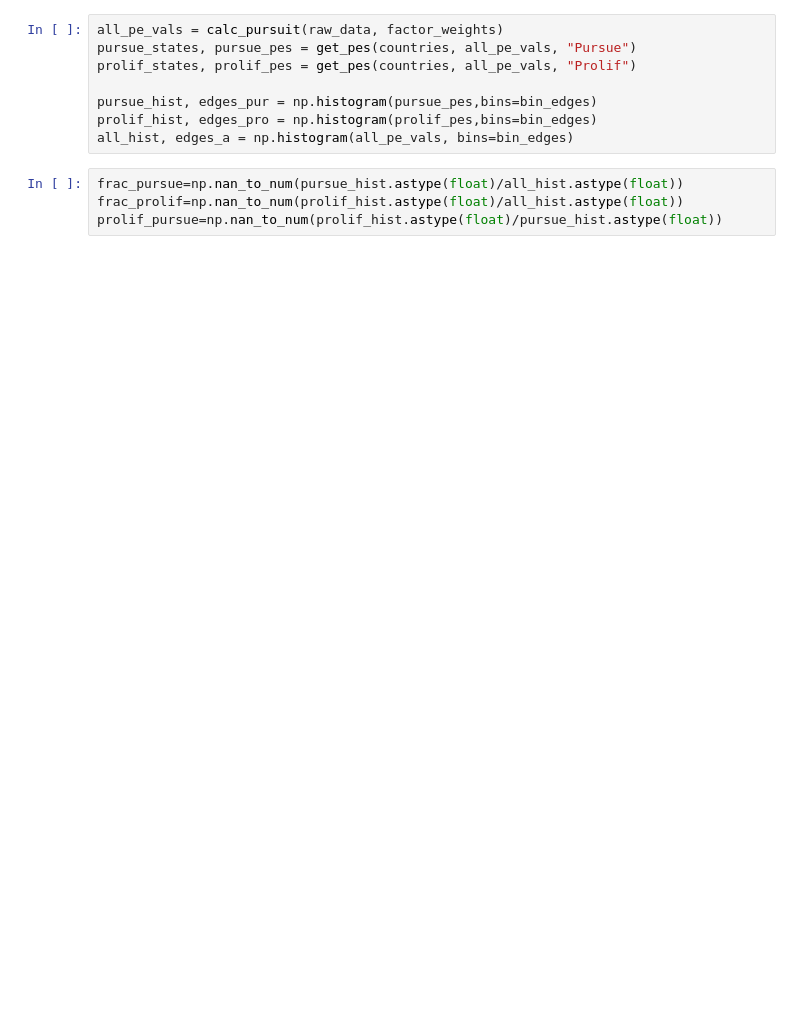
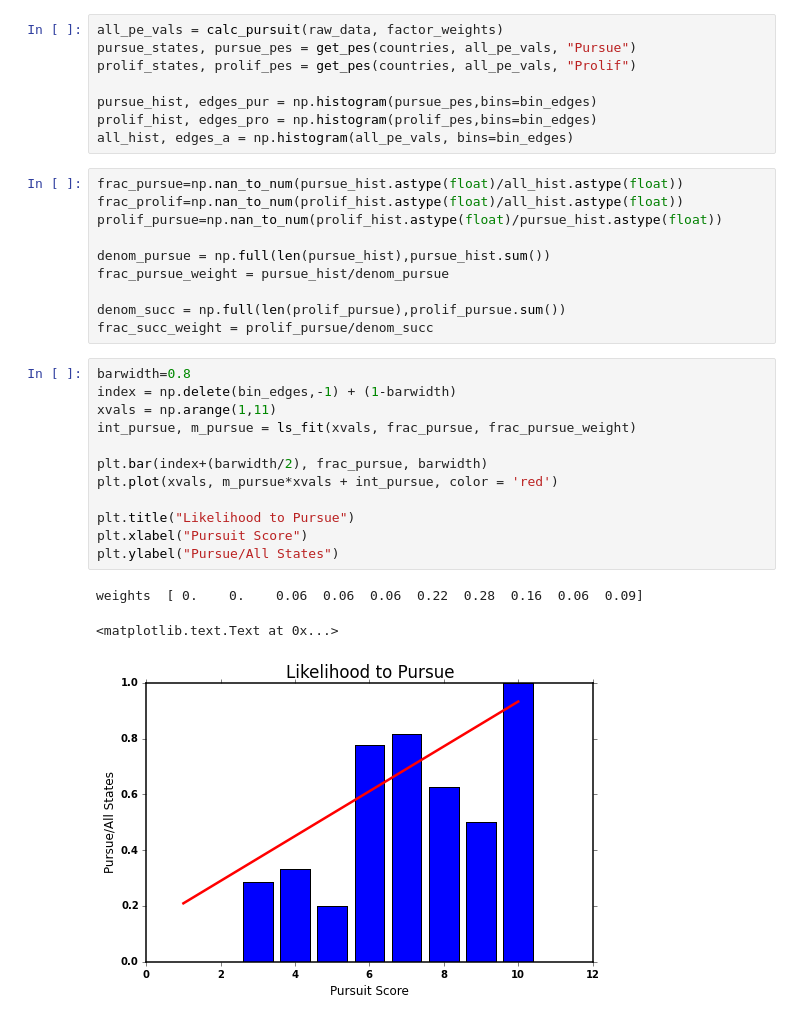
Before and after one commit to CNERG/historical_prolif, a Jupyter notebook: Historical_benchmark.ipynb, the cells around one changed output. Cells and saved outputs as stored; diff of their text form; blank space fills up the shorter version.

```diff
--- a/Historical_benchmark.ipynb
+++ b/Historical_benchmark.ipynb
@@ -75,5 +82,27 @@ all_hist, edges_a = np.histogram(all_pe_vals, bins=bin_edges)
 frac_pursue=np.nan_to_num(pursue_hist.astype(float)/all_hist.astype(float))
 frac_prolif=np.nan_to_num(prolif_hist.astype(float)/all_hist.astype(float))
 prolif_pursue=np.nan_to_num(prolif_hist.astype(float)/pursue_hist.astype(float))
+
+denom_pursue = np.full(len(pursue_hist),pursue_hist.sum())
+frac_pursue_weight = pursue_hist/denom_pursue
+
+denom_succ = np.full(len(prolif_pursue),prolif_pursue.sum())
+frac_succ_weight = prolif_pursue/denom_succ
+# %%
+barwidth=0.8
+index = np.delete(bin_edges,-1) + (1-barwidth)
+xvals = np.arange(1,11)
+int_pursue, m_pursue = ls_fit(xvals, frac_pursue, frac_pursue_weight)
+
+plt.bar(index+(barwidth/2), frac_pursue, barwidth)
+plt.plot(xvals, m_pursue*xvals + int_pursue, color = 'red')
+
+plt.title("Likelihood to Pursue")
+plt.xlabel("Pursuit Score")
+plt.ylabel("Pursue/All States")
+# %% [output]
+weights  [ 0.    0.    0.06  0.06  0.06  0.22  0.28  0.16  0.06  0.09]
+<matplotlib.text.Text at 0x...>
+[figure, added]
 # %%
 barwidth=0.8
```
Also changed, not shown: parts of 8 cells of this notebook, 2 other files.
